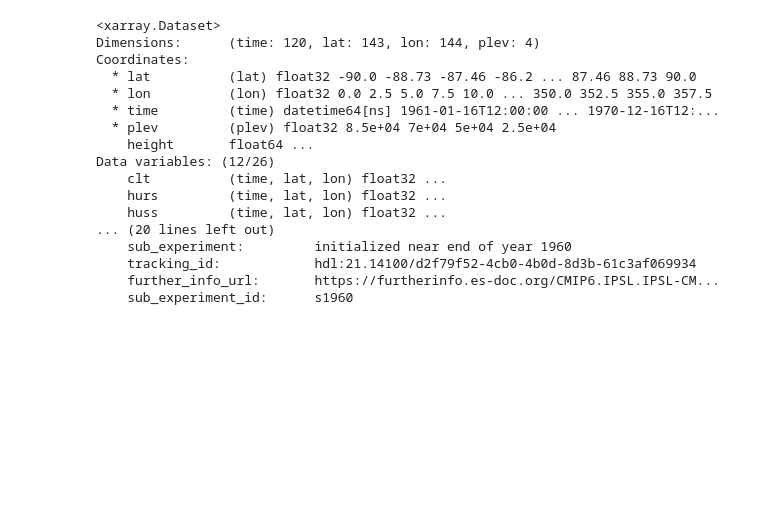
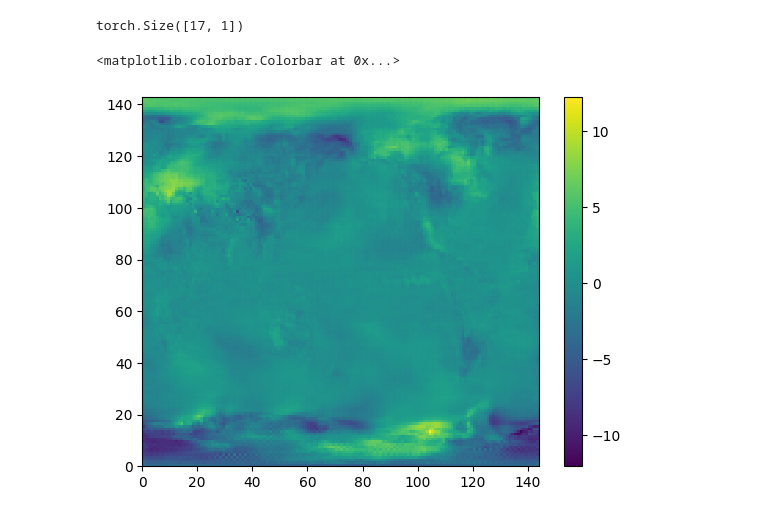
Before and after one commit to grahamclyne/diffesm, a Jupyter notebook: Untitled.ipynb, the cells around one changed output. Drawn from its saved outputs; the diff is of its cells as text; code cells hidden in the pictures; blank space fills up the shorter version.

```diff
--- a/Untitled.ipynb
+++ b/Untitled.ipynb
@@ -1,4 +1,4 @@
 # %%
 import xarray as xr
 # %%
-target_ds = xr.open_dataset('/lustre/fsn1/projects/rech/mlr/udy16au/dcpp_dataset/1960_1.nc')
+target_ds = xr.open_dataset('/lustre/fsn1/projects/rech/mlr/udy16au/dcpp_dataset/1969_1.nc')
@@ -49,24 +20,22 @@ import torch
 # %%
-ac_pred = torch.load('/lustre/fswork/projects/rech/mlr/udy16au/ArchesClimate/ArchesClimate/generated_data/forecast_added_input_state_0_4000_10_1_118_1_val_0/rollout_0_surface.pt', map_location=torch.device('cpu'))
+ac_pred = torch.load('/lustre/fsn1/projects/rech/mlr/udy16au/generated_data/forecast_added_input_state_small_2_5_5_1_118_1_test_0_epoch-epoch=10.ckpt/rollout_0_surface.pt', map_location=torch.device('cpu'))
+ac_pred1 = torch.load('/lustre/fsn1/projects/rech/mlr/udy16au/generated_data/forecast_added_input_state_small_2_5_5_1_118_1_val_0_epoch-epoch=01.ckpt/rollout_0_surface.pt', map_location=torch.device('cpu'))
+ac_pred2 = torch.load('/lustre/fswork/projects/rech/mlr/udy16au/ArchesClimate/ArchesClimate/generated_data/flow_ensemble_2_24_10_1_118_1_test_0/rollout_0_surface.pt', map_location=torch.device('cpu'))
+# %%
+stats = torch.load('/lustre/fswork/projects/rech/mlr/udy16au/ArchesClimate/ArchesClimate/stats/dcpp_stats.pt')
 # %%
 import matplotlib.pyplot as plt
+# %%
+stats['surface_std'][[0,1,2,3,4,5,6,7,8,9,10,11,14,15,16,17,18]].mean(axis=(-1,-2)).shape
+# %% [output]
+torch.Size([17, 1])
 # %%
-target_ds
+ac_pred_denorm = (ac_pred * stats['surface_std'][[0,1,2,3,4,5,6,7,8,9,10,11,14,15,16,17,18]].mean(axis=(-1,-2))[:,:,None,None]) + stats['surface_mean'][[0,1,2,3,4,5,6,7,8,9,10,11,14,15,16,17,18]]
+ac_pred_denorm1 = (ac_pred1 * stats['surface_std'][[0,1,2,3,4,5,6,7,8,9,10,11,14,15,16,17,18]].mean(axis=(-1,-2))[:,:,None,None]) + stats['surface_mean'][[0,1,2,3,4,5,6,7,8,9,10,11,14,15,16,17,18]]
+ac_pred_denorm2 = (ac_pred2 * stats['surface_std'][[0,1,2,3,4,5,6,7,8,9,10,11,14,15,16,17,18]].mean(axis=(-1,-2))[:,:,None,None]) + stats['surface_mean'][[0,1,2,3,4,5,6,7,8,9,10,11,14,15,16,17,18]]
-# %% [output]
-<xarray.Dataset>
-Dimensions:      (time: 120, lat: 143, lon: 144, plev: 4)
-Coordinates:
-  * lat          (lat) float32 -90.0 -88.73 -87.46 -86.2 ... 87.46 88.73 90.0
-  * lon          (lon) float32 0.0 2.5 5.0 7.5 10.0 ... 350.0 352.5 355.0 357.5
-  * time         (time) datetime64[ns] 1961-01-16T12:00:00 ... 1970-12-16T12:...
-  * plev         (plev) float32 8.5e+04 7e+04 5e+04 2.5e+04
-    height       float64 ...
-Data variables: (12/26)
-    clt          (time, lat, lon) float32 ...
-    hurs         (time, lat, lon) float32 ...
-    huss         (time, lat, lon) float32 ...
-... (20 lines left out)
-    sub_experiment:         initialized near end of year 1960
-    tracking_id:            hdl:21.14100/d2f79f52-4cb0-4b0d-8d3b-61c3af069934
-    further_info_url:       https://furtherinfo.es-doc.org/CMIP6.IPSL.IPSL-CM...
-    sub_experiment_id:      s1960
+# %%
+plt.pcolormesh(ac_pred_denorm[0,2,10,0]-target_ds['tas'].isel(time=3))
+plt.colorbar()
+# %% [output]
+<matplotlib.colorbar.Colorbar at 0x...>
+[figure, added]
```
Also changed, not shown: parts of 8 cells of this notebook, 13 other files.
